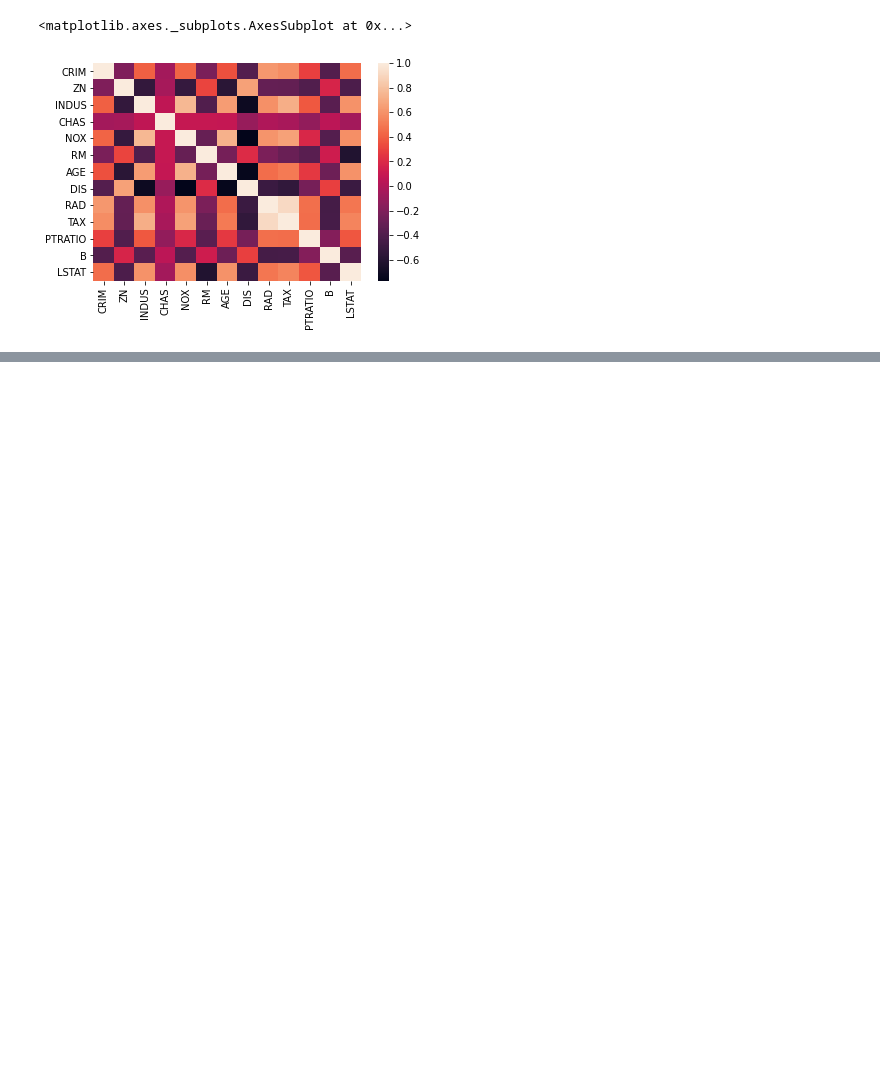
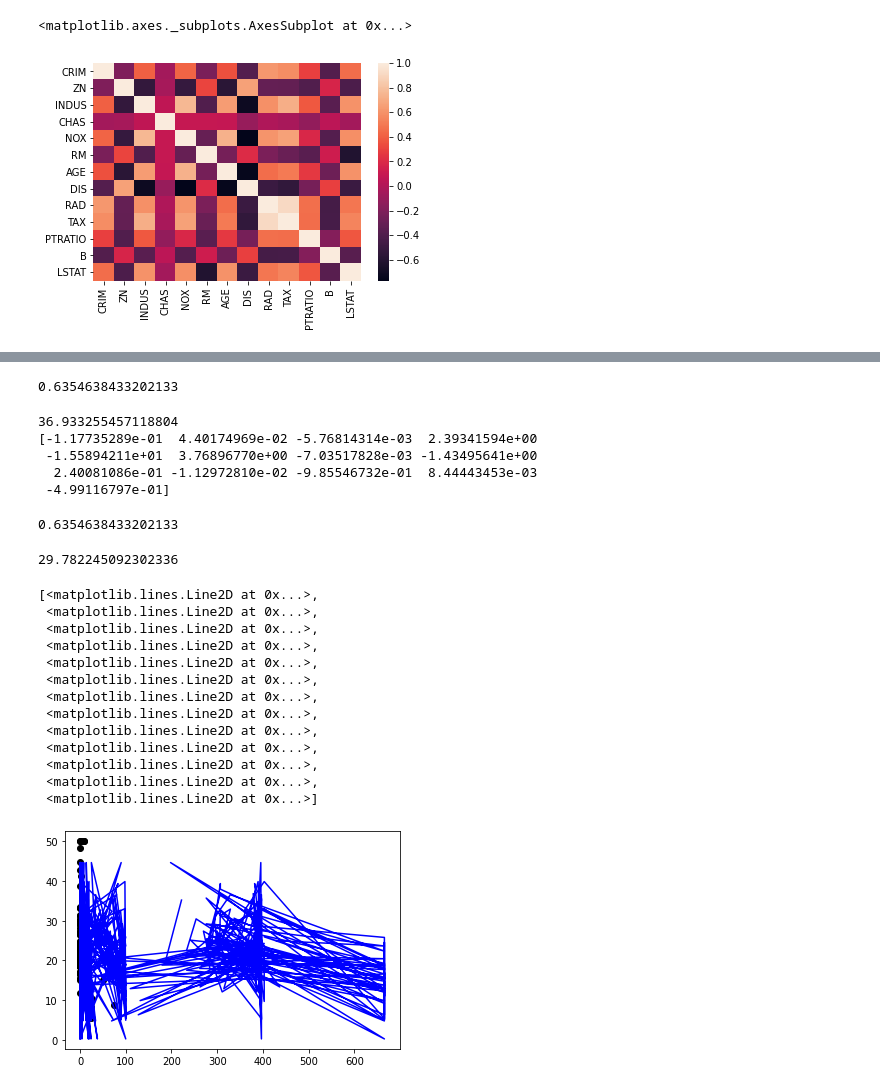
Before and after one commit to liyaSileshi/boston_housing, a Jupyter notebook: boston.ipynb, the cells around one changed output, grey strips where cells are left out. Cells and saved outputs as stored; diff of their text form; code cells hidden in the pictures; blank space fills up the shorter version.

```diff
--- a/boston.ipynb
+++ b/boston.ipynb
@@ -123,0 +152,13 @@ sns.heatmap(corr
+# %%
+# find x and y
+x = bos[feature_cols]
+y = bos['PRICE'] #the one we want to predict
+# %%
+#split x and y into training and testing
+x_train, x_test, y_train, y_test = train_test_split(x, y, test_size=0.25, random_state=0)
+# %%
+#instantiate linear reg
+lr_reg = LinearRegression()
+#train x and y
+lr_reg.fit(x_train, y_train)
+# lr_reg.fit(x_train.reshape(-1, 1), y_train.reshape(-1, 1))
@@ -123,0 +167,3 @@ sns.heatmap(corr
+# %%
+y_pred = lr_reg.predict(x_test)
+y_pred
@@ -123,0 +188,43 @@ sns.heatmap(corr
+# %%
+#accuracy of the model
+lr_reg.score(x_test, y_test)
+# %% [output]
+0.6354638433202133
+# %%
+print(lr_reg.intercept_)
+print(lr_reg.coef_)
+# %% [output]
+36.933255457118804
+[-1.17735289e-01  4.40174969e-02 -5.76814314e-03  2.39341594e+00
+ -1.55894211e+01  3.76896770e+00 -7.03517828e-03 -1.43495641e+00
+  2.40081086e-01 -1.12972810e-02 -9.85546732e-01  8.44443453e-03
+ -4.99116797e-01]
+# %%
+#calculate score
+r2_score(y_test, y_pred, sample_weight=None, multioutput='uniform_average')
+# %% [output]
+0.6354638433202133
+# %%
+#calculate mean squared error
+mean_squared_error(y_test, y_pred)
+# %% [output]
+29.782245092302336
+# %%
+#plot outputs
+plt.scatter(x_test.iloc[:,0], y_test, color='black')
+plt.plot(x_test, y_pred, color='blue')
+# %% [output]
+[<matplotlib.lines.Line2D at 0x...>,
+ <matplotlib.lines.Line2D at 0x...>,
+ <matplotlib.lines.Line2D at 0x...>,
+ <matplotlib.lines.Line2D at 0x...>,
+ <matplotlib.lines.Line2D at 0x...>,
+ <matplotlib.lines.Line2D at 0x...>,
+ <matplotlib.lines.Line2D at 0x...>,
+ <matplotlib.lines.Line2D at 0x...>,
+ <matplotlib.lines.Line2D at 0x...>,
+ <matplotlib.lines.Line2D at 0x...>,
+ <matplotlib.lines.Line2D at 0x...>,
+ <matplotlib.lines.Line2D at 0x...>,
+ <matplotlib.lines.Line2D at 0x...>]
+[figure, added]
```
Also changed, not shown: parts of 10 cells of this notebook.
